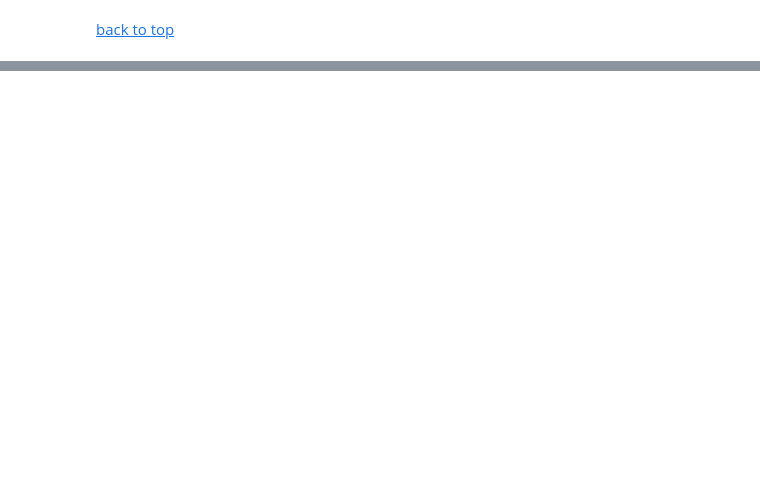
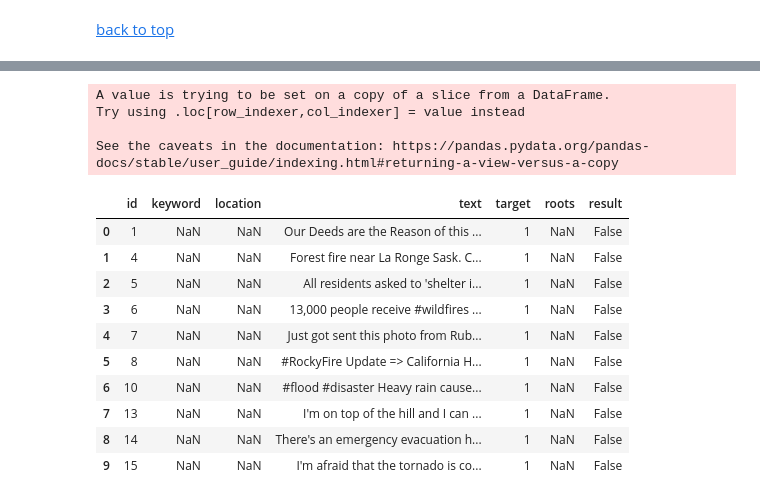
Before and after one commit to Kamalabot/DataVisualisations, a Jupyter notebook: tweets-nlp-modeling-inprogress.ipynb, the cells around one changed output, grey strips where cells are left out. Saved outputs shown, nothing was run; the diff lists cells and outputs as text; code cells hidden in the pictures; blank space fills up the shorter version.

Commit message:
Adding custom model to Tweets_NLP_Modeling(inProgress)

```diff
--- a/tweets-nlp-modeling-inprogress.ipynb
+++ b/tweets-nlp-modeling-inprogress.ipynb
@@ -203,0 +302,31 @@ fig.show()
+# %%
+def has_dis_token(doc):
+    doc = nlp(doc)
+    for t in doc:
+        if t.lower_ in train.keyword:
+            print(t)
+            if t.pos_ == 'NOUN':
+                return True
+    #if the sentence has got no token that is noun and matching the keyword, then it is a general tweet
+    return False
+# %%
+#Lets test with couple of tweets, say 1st 10 training data
+trial = train.iloc[:10,:]
+trial['result'] = trial.text.apply(lambda x: has_dis_token(x))
+trial
+# %% [output]
+A value is trying to be set on a copy of a slice from a DataFrame.
+Try using .loc[row_indexer,col_indexer] = value instead
+
+See the caveats in the documentation: https://pandas.pydata.org/pandas-docs/stable/user_guide/indexing.html#returning-a-view-versus-a-copy
+|  | id | keyword | location | text | target | roots | result |
+| 0 | 1 | NaN | NaN | Our Deeds are the Reason of this ... | 1 | NaN | False |
+| 1 | 4 | NaN | NaN | Forest fire near La Ronge Sask. C... | 1 | NaN | False |
+| 2 | 5 | NaN | NaN | All residents asked to 'shelter i... | 1 | NaN | False |
+| 3 | 6 | NaN | NaN | 13,000 people receive #wildfires ... | 1 | NaN | False |
+| 4 | 7 | NaN | NaN | Just got sent this photo from Rub... | 1 | NaN | False |
+| 5 | 8 | NaN | NaN | #RockyFire Update => California H... | 1 | NaN | False |
+| 6 | 10 | NaN | NaN | #flood #disaster Heavy rain cause... | 1 | NaN | False |
+| 7 | 13 | NaN | NaN | I'm on top of the hill and I can ... | 1 | NaN | False |
+| 8 | 14 | NaN | NaN | There's an emergency evacuation h... | 1 | NaN | False |
+| 9 | 15 | NaN | NaN | I'm afraid that the tornado is co... | 1 | NaN | False |
```
Also changed, not shown: parts of 11 cells of this notebook.
